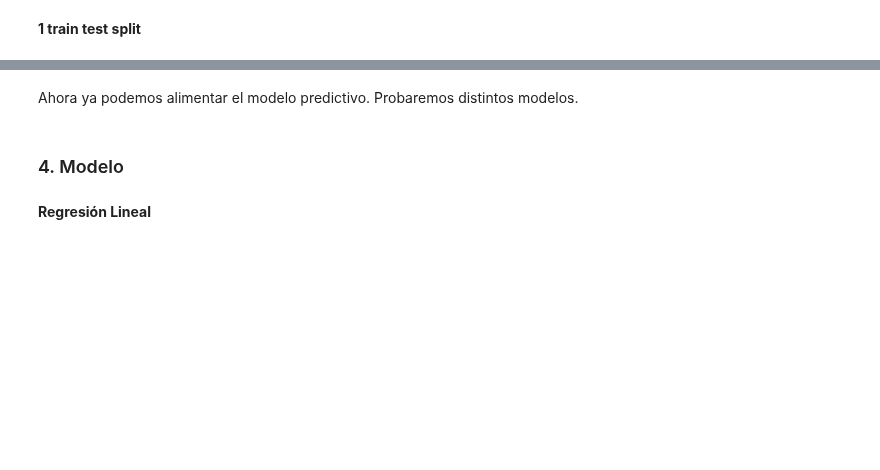
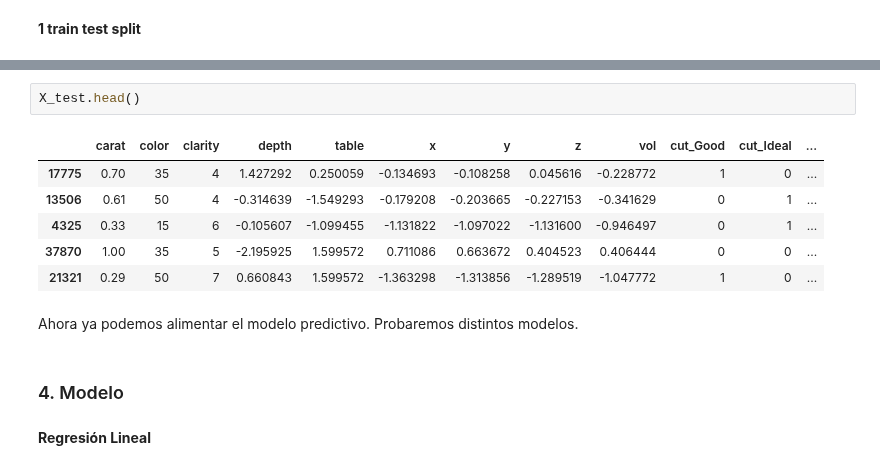
Before and after one commit to Ironhack-Data-Madrid-Julio-2023/apuntes_clase, a Jupyter notebook: semana_7/1.1 - Intro Machine Learning - Aprendizaje Supervisado - Regresion.ipynb, the cells around one changed output, grey strips where cells are left out. Drawn from its saved outputs; the diff is of its cells as text; blank space fills up the shorter version.

```diff
--- a/semana_7/1.1 - Intro Machine Learning - Aprendizaje Supervisado - Regresion.ipynb
+++ b/semana_7/1.1 - Intro Machine Learning - Aprendizaje Supervisado - Regresion.ipynb
@@ -301,3 +434,12 @@ Antes de transformar definitivamente nada, vamos a separar los datos en X e y. y
+# %%
+X_test.head()
+# %% [output]
+|  | carat | color | clarity | depth | table | x | y | z | vol | cut_Good | cut_Ideal | ... |
+| 17775 | 0.70 | 35 | 4 | 1.427292 | 0.250059 | -0.134693 | -0.108258 | 0.045616 | -0.228772 | 1 | 0 | ... |
+| 13506 | 0.61 | 50 | 4 | -0.314639 | -1.549293 | -0.179208 | -0.203665 | -0.227153 | -0.341629 | 0 | 1 | ... |
+| 4325 | 0.33 | 15 | 6 | -0.105607 | -1.099455 | -1.131822 | -1.097022 | -1.131600 | -0.946497 | 0 | 1 | ... |
+| 37870 | 1.00 | 35 | 5 | -2.195925 | 1.599572 | 0.711086 | 0.663672 | 0.404523 | 0.406444 | 0 | 0 | ... |
+| 21321 | 0.29 | 50 | 7 | 0.660843 | 1.599572 | -1.363298 | -1.313856 | -1.289519 | -1.047772 | 1 | 0 | ... |
 # %% [markdown]
 Ahora ya podemos alimentar el modelo predictivo. Probaremos distintos modelos.
 # %% [markdown]
```
Also changed, not shown: parts of 73 cells of this notebook.
